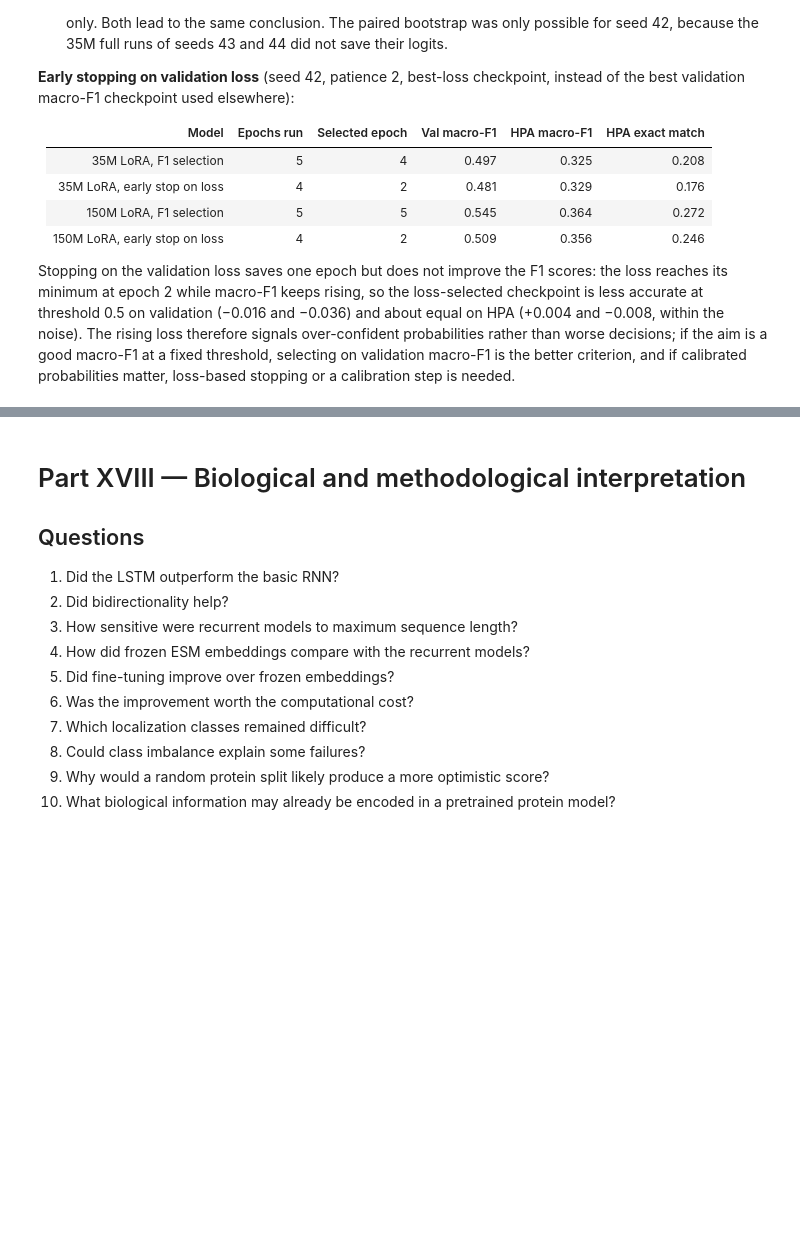
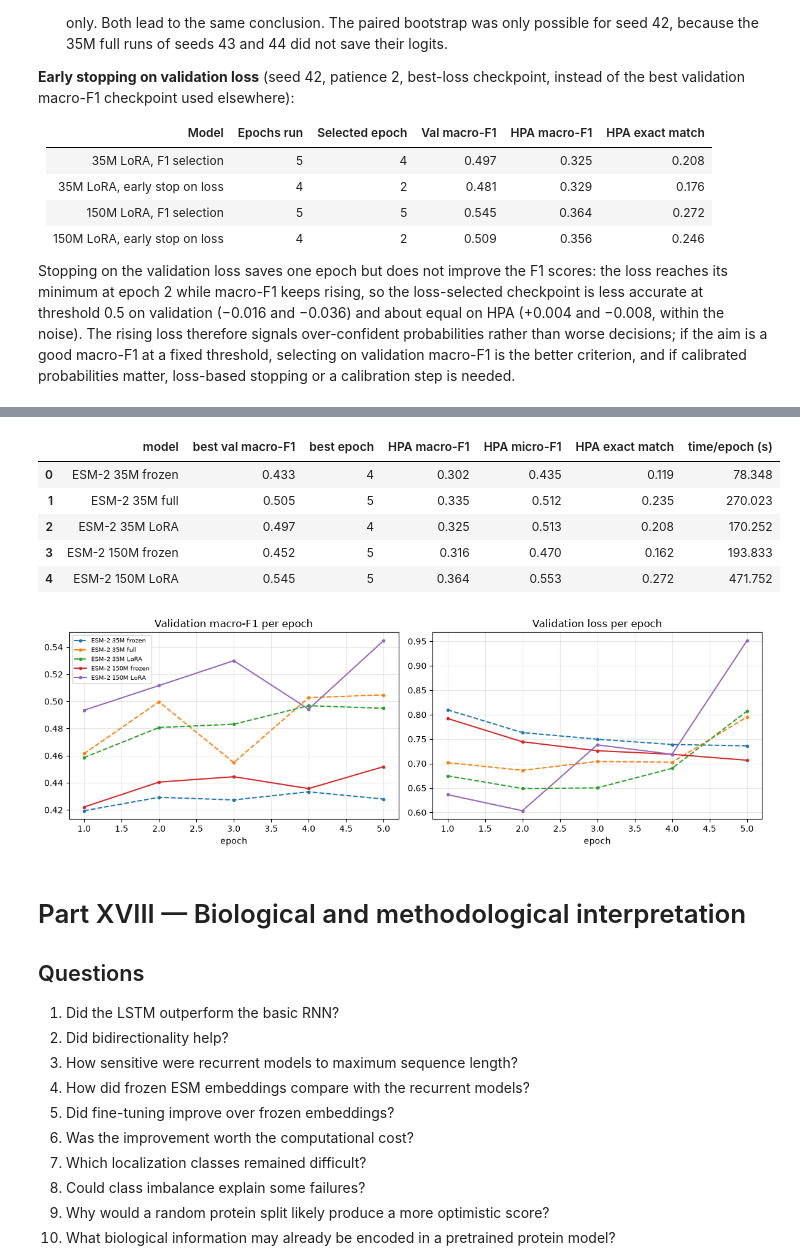
Before and after one commit to AnnGur/KSE_ML_for_bioinformatics, a Jupyter notebook: practicals/week8/Practical_08_09_Sequence_Models_and_Foundation_Models.ipynb, the cells around one changed output, grey strips where cells are left out. Cells and saved outputs as stored; diff of their text form; code cells hidden in the pictures; blank space fills up the shorter version.

```diff
--- a/practicals/week8/Practical_08_09_Sequence_Models_and_Foundation_Models.ipynb
+++ b/practicals/week8/Practical_08_09_Sequence_Models_and_Foundation_Models.ipynb
@@ -1771,3 +1775,47 @@ Stopping on the validation loss saves one epoch but does not improve the F1 scor
+# %%
+import json
+from pathlib import Path
+import pandas as pd
+import matplotlib.pyplot as plt
+
+OUT = Path('outputs')
+runs = {   # name -> (history csv, file with the HPA metrics, key inside that file or None)
+    'ESM-2 35M frozen':  (OUT / 'esm35m_frozen' / 'history.csv', OUT / 'esm35m_frozen' / 'test_metrics.json', None),
+    'ESM-2 35M full':    (OUT / 'esm35m_full' / 'history.csv', OUT / 'esm35m_full' / 'test_metrics.json', None),
+    'ESM-2 35M LoRA':    (OUT / 'extra' / 'lora_history.csv', OUT / 'extra' / 'lora_results.json', 'hpa'),
+    'ESM-2 150M frozen': (OUT / 'esm150m_frozen' / 'history.csv', OUT / 'esm150m_frozen' / 'test_metrics.json', None),
+    'ESM-2 150M LoRA':   (OUT / 'extra' / 'lora150m_history.csv', OUT / 'extra' / 'lora150m_results.json', 'hpa'),
+}
+rows, histories = [], {}
+for name, (history_path, metrics_path, key) in runs.items():
+    if not (history_path.exists() and metrics_path.exists()):
+        print('missing saved results for', name); continue
+    history = pd.read_csv(history_path)
+    hpa = json.load(open(metrics_path))
+    hpa = hpa[key] if key else hpa
+    histories[name] = history
+    rows.append({'model': name, 'best val macro-F1': history['val_macro_f1'].max(),
+                 'best epoch': int(history.loc[history['val_macro_f1'].idxmax(), 'epoch']),
+                 'HPA macro-F1': hpa['macro_f1'], 'HPA micro-F1': hpa['micro_f1'], 'HPA exact match': hpa['exact_match'],
+                 'time/epoch (s)': history['seconds'].mean()})
+display(pd.DataFrame(rows).round(3))
+
+fig, axes = plt.subplots(1, 2, figsize=(12, 4))
+for name, history in histories.items():
+    style = '-' if '150M' in name else '--'
+    axes[0].plot(history['epoch'], history['val_macro_f1'], style, marker='o', ms=3, label=name)
+    axes[1].plot(history['epoch'], history['val_loss'], style, marker='o', ms=3, label=name)
+axes[0].set(title='Validation macro-F1 per epoch', xlabel='epoch'); axes[1].set(title='Validation loss per epoch', xlabel='epoch')
+axes[0].legend(fontsize=7); axes[0].grid(alpha=0.3); axes[1].grid(alpha=0.3)
+plt.tight_layout(); plt.show()
+# %% [output]
+|  | model | best val macro-F1 | best epoch | HPA macro-F1 | HPA micro-F1 | HPA exact match | time/epoch (s) |
+| 0 | ESM-2 35M frozen | 0.433 | 4 | 0.302 | 0.435 | 0.119 | 78.348 |
+| 1 | ESM-2 35M full | 0.505 | 5 | 0.335 | 0.512 | 0.235 | 270.023 |
+| 2 | ESM-2 35M LoRA | 0.497 | 4 | 0.325 | 0.513 | 0.208 | 170.252 |
+| 3 | ESM-2 150M frozen | 0.452 | 5 | 0.316 | 0.470 | 0.162 | 193.833 |
+| 4 | ESM-2 150M LoRA | 0.545 | 5 | 0.364 | 0.553 | 0.272 | 471.752 |
+[figure, added]
 # %% [markdown]
 # Part XVIII — Biological and methodological interpretation
 
```
Also changed, not shown: parts of 2 cells of this notebook, 1 other file.
